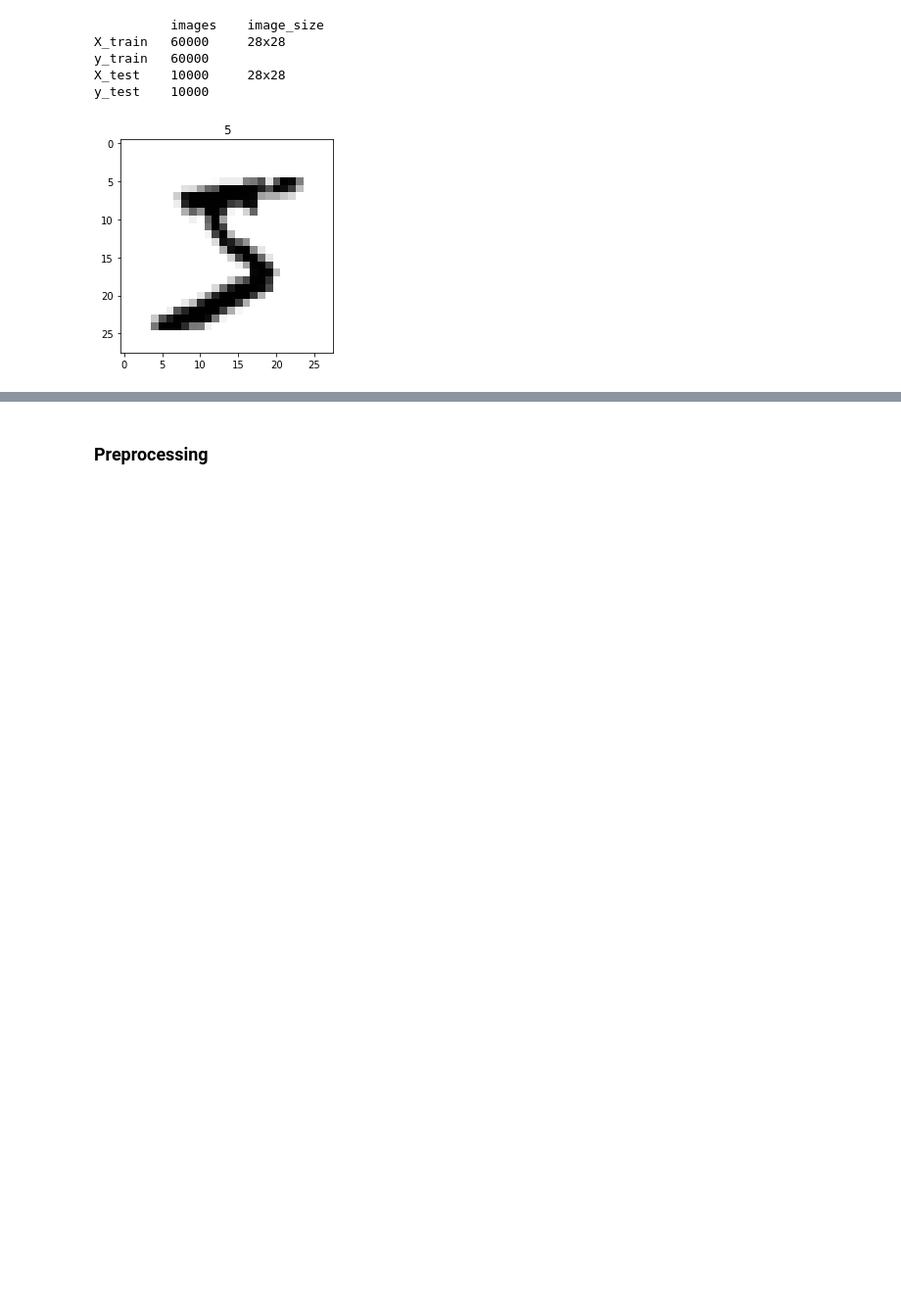
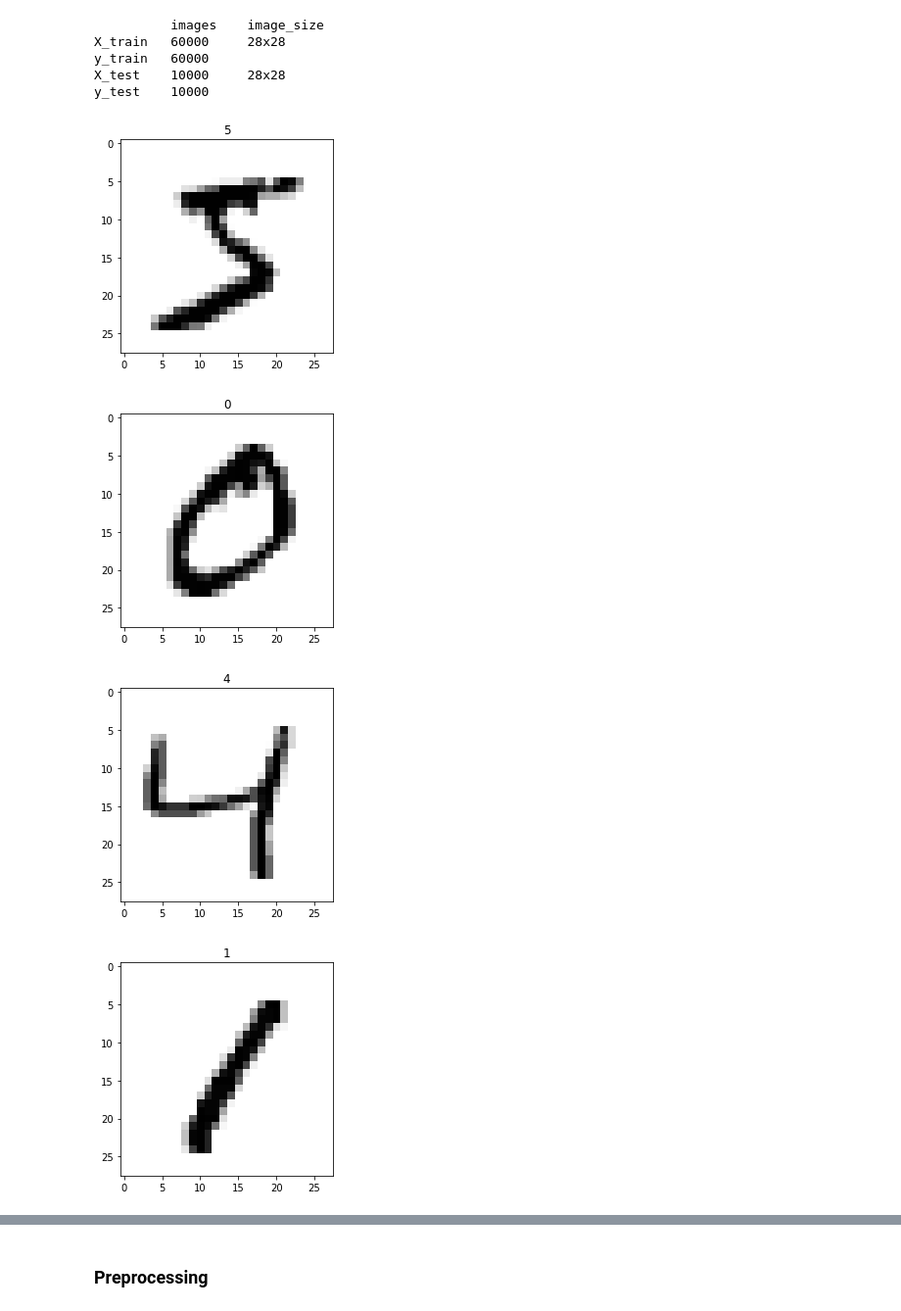
Before and after one commit to dr-nyt/ML-MNIST, a Jupyter notebook: main.ipynb, the cells around one changed output, grey strips where cells are left out. Shown at 98% size. Saved outputs shown, nothing was run; the diff lists cells and outputs as text; code cells hidden in the pictures; blank space fills up the shorter version.

```diff
--- a/main.ipynb
+++ b/main.ipynb
@@ -34,10 +34,17 @@ y_test    10000
 # %%
 # Show the image from the training dataset at the given index
 def show_image_index(i):
     plt.imshow(X_train[i], cmap="binary")
     plt.title(y_train[i])
     plt.show()
 
 show_image_index(0) # Show image at index 0 of the training dataset
+show_image_index(1) # Show image at index 0 of the training dataset
+show_image_index(2) # Show image at index 0 of the training dataset
+show_image_index(3) # Show image at index 0 of the training dataset
+show_image_index(4) # Show image at index 0 of the training dataset
 # %% [output]
 [figure]
+[figure, added]
+[figure, added]
+[figure, added]
```
Also changed, not shown: parts of 2 cells of this notebook, 15 other files.
